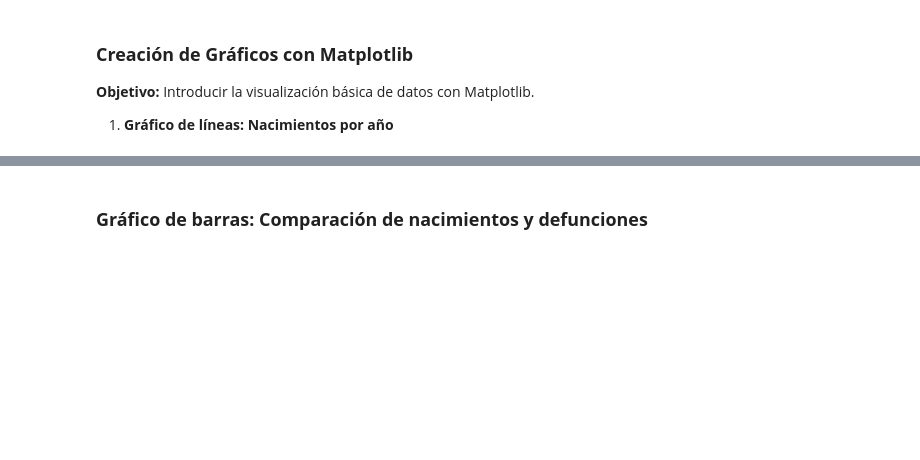
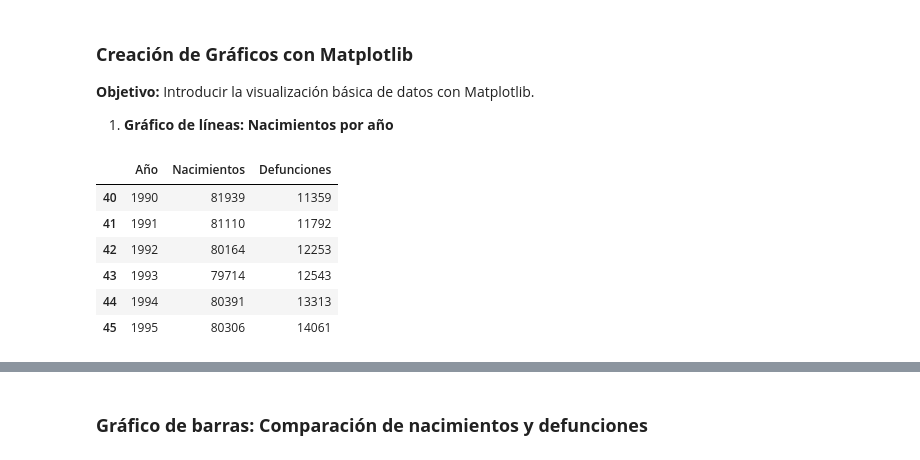
Before and after one commit to cdanielesquivel/Programacion-Python-Basico-GRUPO-1---6181133432, a Jupyter notebook: Estudiantes/Carlos Daniel Esquivel Bolaños/Sesión 10/Tarea/Tarea Semana 12.ipynb, the cells around one changed output, grey strips where cells are left out. Saved outputs shown, nothing was run; the diff lists cells and outputs as text; code cells hidden in the pictures; blank space fills up the shorter version.

```diff
--- a/Estudiantes/Carlos Daniel Esquivel Bolaños/Sesión 10/Tarea/Tarea Semana 12.ipynb
+++ b/Estudiantes/Carlos Daniel Esquivel Bolaños/Sesión 10/Tarea/Tarea Semana 12.ipynb
@@ -202,0 +201,19 @@ import matplotlib.pyplot as plt
+# %%
+import matplotlib.pyplot as plt
+
+anio_inicial = int(input('Ingrese el año incial: '))
+anio_final = int(input('Ingrese el año incial: '))
+
+#df >= anio_inicial and <= anio_final
+                                              #and
+df_rango_anios = df[((df['Año']>= anio_inicial) & (df['Año'] <= anio_final))]
+
+df_rango_anios
+# %% [output]
+|  | Año | Nacimientos | Defunciones |
+| 40 | 1990 | 81939 | 11359 |
+| 41 | 1991 | 81110 | 11792 |
+| 42 | 1992 | 80164 | 12253 |
+| 43 | 1993 | 79714 | 12543 |
+| 44 | 1994 | 80391 | 13313 |
+| 45 | 1995 | 80306 | 14061 |
```
Also changed, not shown: parts of 11 cells of this notebook.
